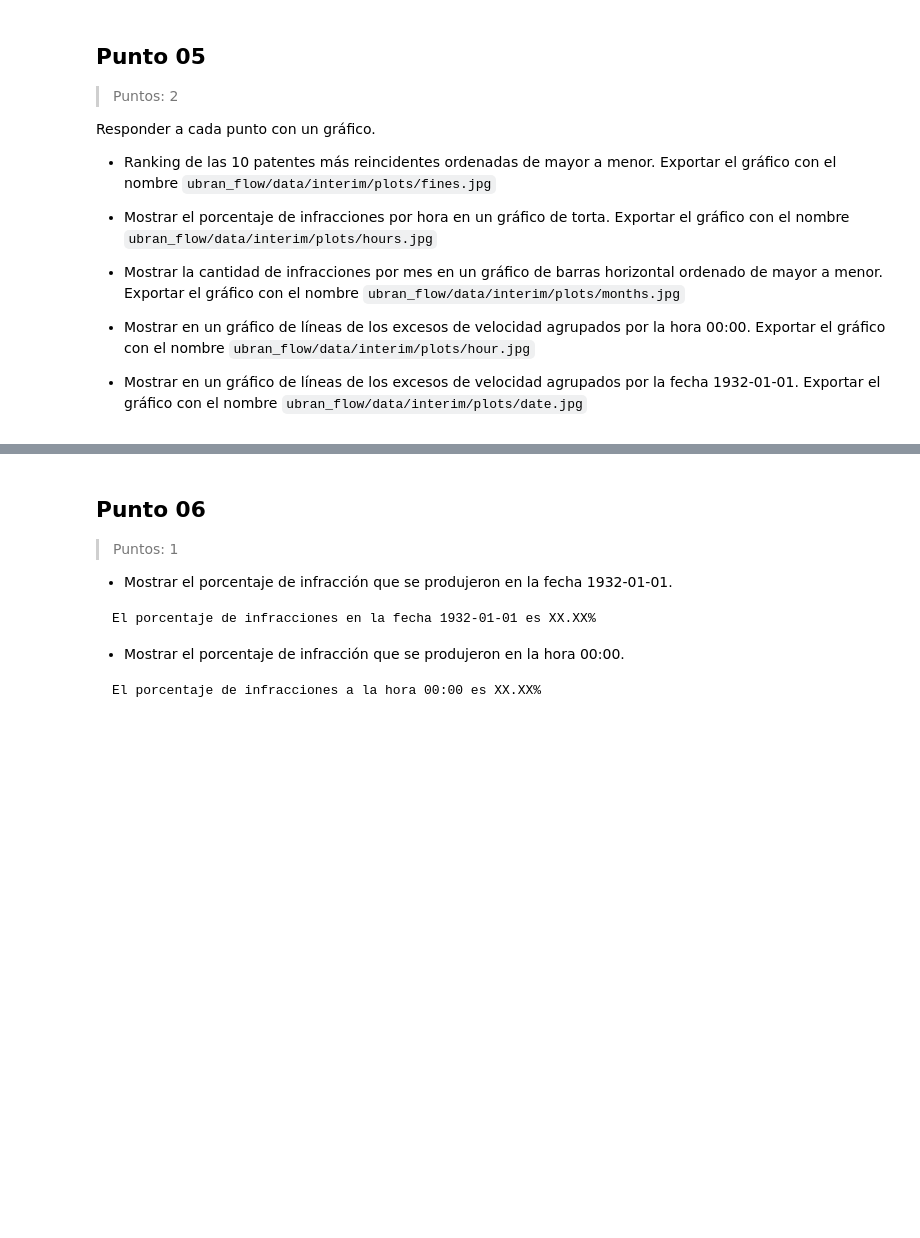
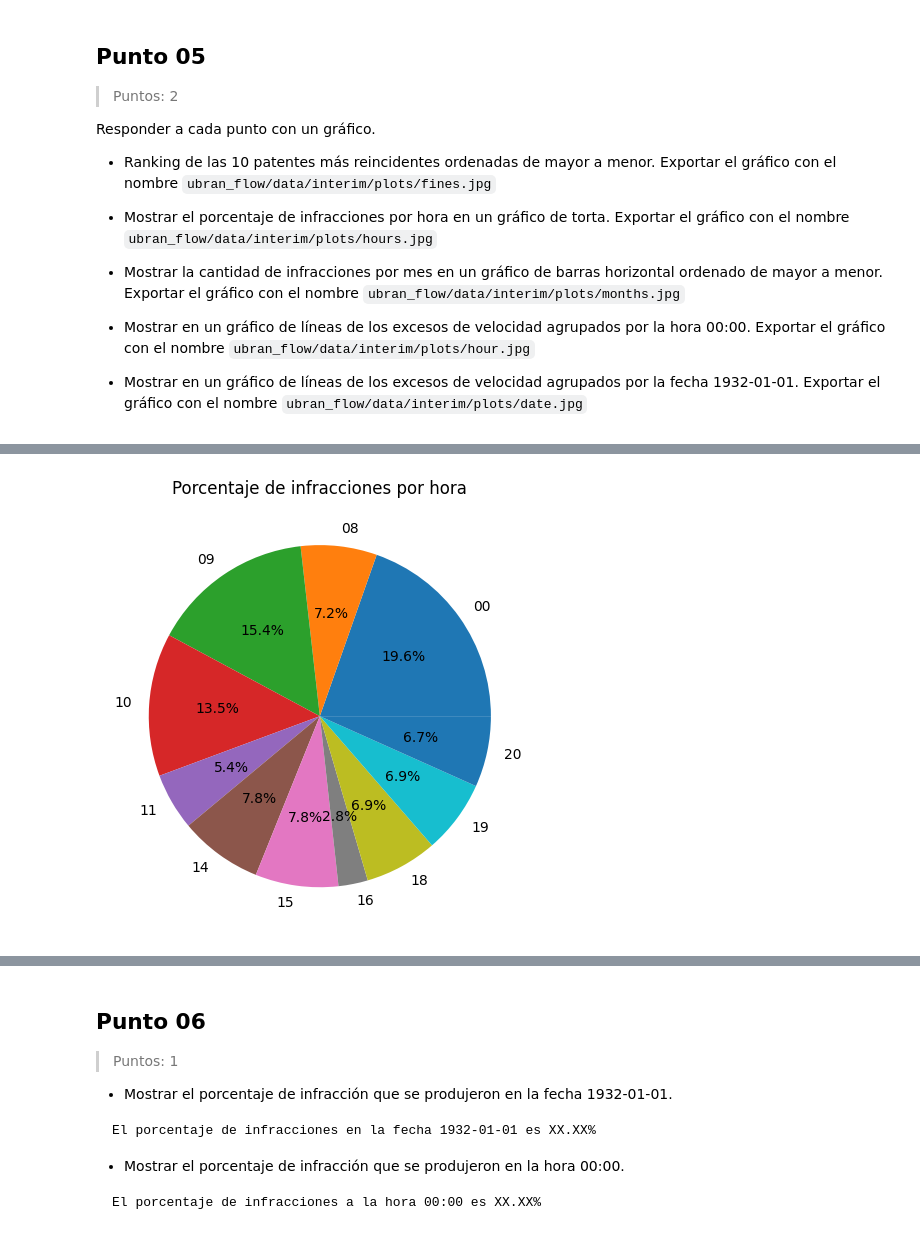
Before and after one commit to GomezMorales/urban_flow_tp_integrador, a Jupyter notebook: 01_Urban_Flow-Tejerina_Quiroga_Bonifacio_GomezMorales.ipynb, the cells around one changed output, grey strips where cells are left out. Cells and saved outputs as stored; diff of their text form; code cells hidden in the pictures; blank space fills up the shorter version.

```diff
--- a/01_Urban_Flow-Tejerina_Quiroga_Bonifacio_GomezMorales.ipynb
+++ b/01_Urban_Flow-Tejerina_Quiroga_Bonifacio_GomezMorales.ipynb
@@ -662,0 +690,21 @@ Responder a cada punto con un gráfico.
+# %%
+# Título: Porcentaje de infracciones por hora
+
+infracciones_hora = (
+  df["hora"]
+  .str.split(":")
+  .str[0]
+  .value_counts()
+  .sort_index()
+)
+
+figura = plt.figure(dpi=100)
+plt.pie(
+  infracciones_hora.values,
+  labels=infracciones_hora.index,
+  autopct="%1.1f%%"
+)
+plt.title("Porcentaje de infracciones por hora")
+guardar_grafico("urban_flow/data/interim/plots/hours.jpg")
+# %% [output]
+[figure, added]
```
Also changed, not shown: parts of 6 cells of this notebook, 5 other files.
